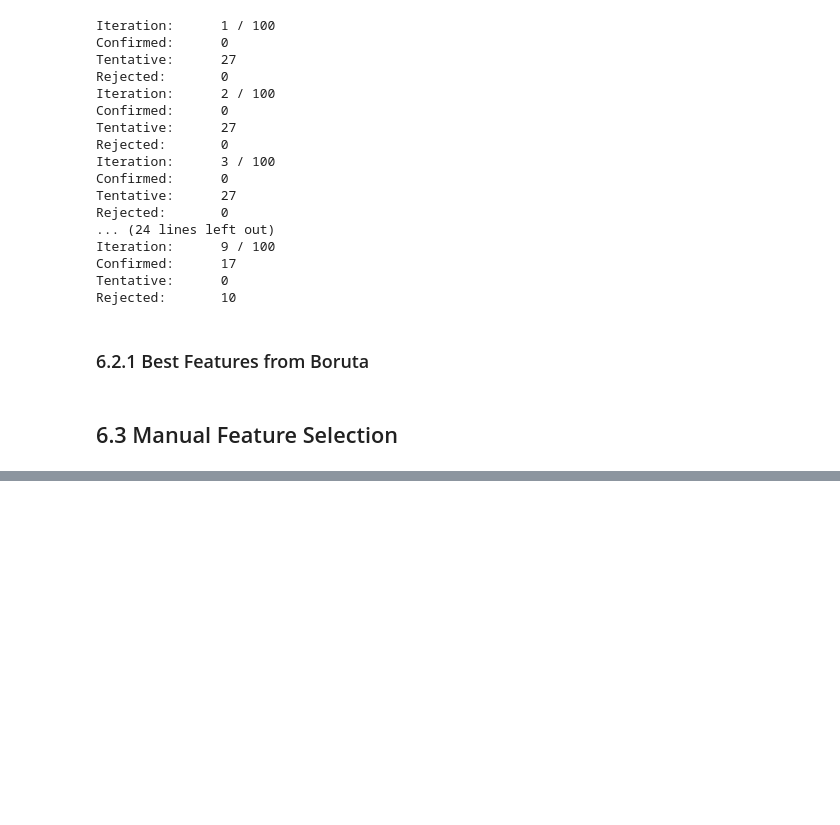
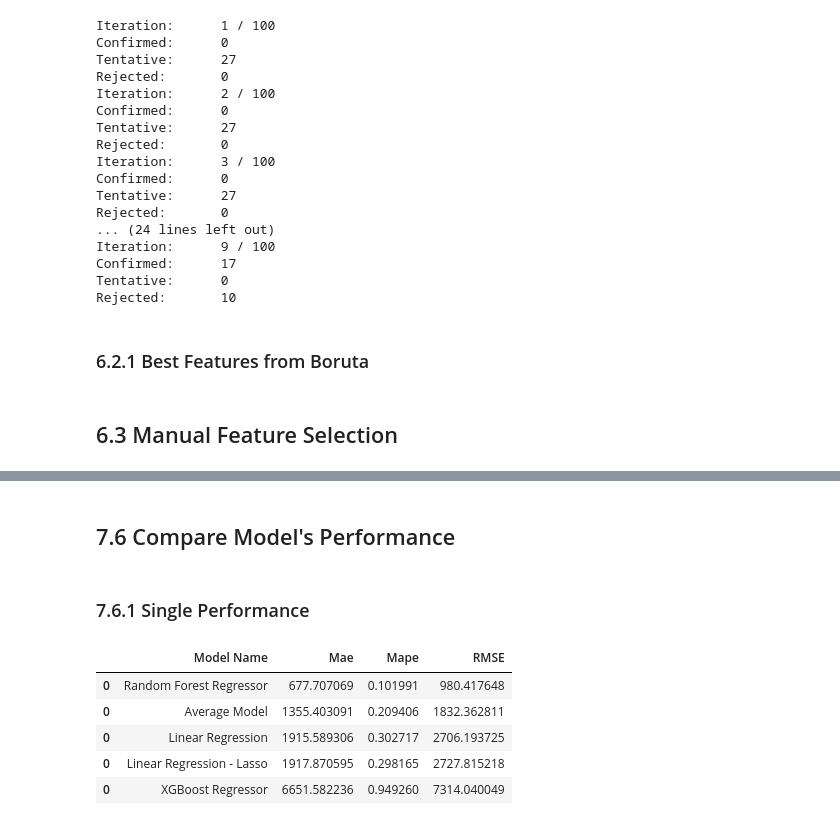
Before and after one commit to wesleymartins95/Rossman_insights, a Jupyter notebook: store_sales_prediction.ipynb, the cells around one changed output, grey strips where cells are left out. Drawn from its saved outputs; the diff is of its cells as text; code cells hidden in the pictures; blank space fills up the shorter version.

Commit message:
end real performance comparison with cross validation

```diff
--- a/store_sales_prediction.ipynb
+++ b/store_sales_prediction.ipynb
@@ -1018,0 +1019,7 @@ lrr_result
+# %%
+x_train = X_train[cols_selected_boruta]  # x minusculos só as variaveis relevantes
+x_test = X_test[cols_selected_boruta]
+
+# add as features para treino, x_trainning c/ x minusculo é todas as variaveis relevantes com date e sales incluso.
+# n esquecer de fazer a separação quando fazer cross validation
+x_training= x_train[cols_selectted_boruta_full ]
@@ -1018,0 +1077,9 @@ lrr_result
+# %%
+#model Lasso(alpha=0.01) fator multiplicativo q cada peso p/q fique dentro de um range para q n "estourem", e tenham a mesma relevancia.
+lrr= Lasso(alpha=0.001).fit(x_train,y_train)
+
+#prediction
+yhat_lrr =lrr.predict(X_test)
+
+lrr_result = ml_error('Linear Regression - Lasso',np.expm1(y_test),np.expm1(yhat_lrr))
+lrr_result
@@ -1018,0 +1102,10 @@ lrr_result
+# %%
+# model
+rf = RandomForestRegressor(n_estimators=100,n_jobs=-1,random_state=42).fit(X_train,y_train)
+
+#predict
+yhat_rf = rf.predict(x_test)
+
+#performance
+rf_result = ml_error('Random Forest Regressor',np.expm1(y_test),np.expm1(yhat_rf))
+rf_result
@@ -1018,0 +1136,16 @@ lrr_result
+# %%
+# model
+model_xgb = xgb.XGBRegressor(objective='reg:squarederror',
+                            n_estimators=100,
+                            eta=0.01, # qts passadas usa p/aprendizado
+                            max_depth=10, #max ramificação q arvore pode chegar
+                            subsample=0.7, #porc de amostra das variaveis
+                            colsample_bytree=0.9, #combinações das varias arvores
+                            random_state=42).fit(X_train,y_train)
+
+#predict
+yhat_xgb = model_xgb.predict(X_test)
+
+#performance
+xgb_result = ml_error('XGBoost Regressor',np.expm1(y_test),np.expm1(yhat_xgb))
+xgb_result
@@ -1018,0 +1168,14 @@ lrr_result
+# %% [markdown]
+## 7.6 Compare Model's Performance
+# %% [markdown]
+### 7.6.1 Single Performance
+# %%
+modelling_result=pd.concat([baseline_result,lr_result,lrr_result,rf_result,xgb_result])
+modelling_result.sort_values('RMSE')
+# %% [output]
+|  | Model Name | Mae | Mape | RMSE |
+| 0 | Random Forest Regressor | 677.707069 | 0.101991 | 980.417648 |
+| 0 | Average Model | 1355.403091 | 0.209406 | 1832.362811 |
+| 0 | Linear Regression | 1915.589306 | 0.302717 | 2706.193725 |
+| 0 | Linear Regression - Lasso | 1917.870595 | 0.298165 | 2727.815218 |
+| 0 | XGBoost Regressor | 6651.582236 | 0.949260 | 7314.040049 |
```
Also changed, not shown: parts of 50 cells of this notebook.
